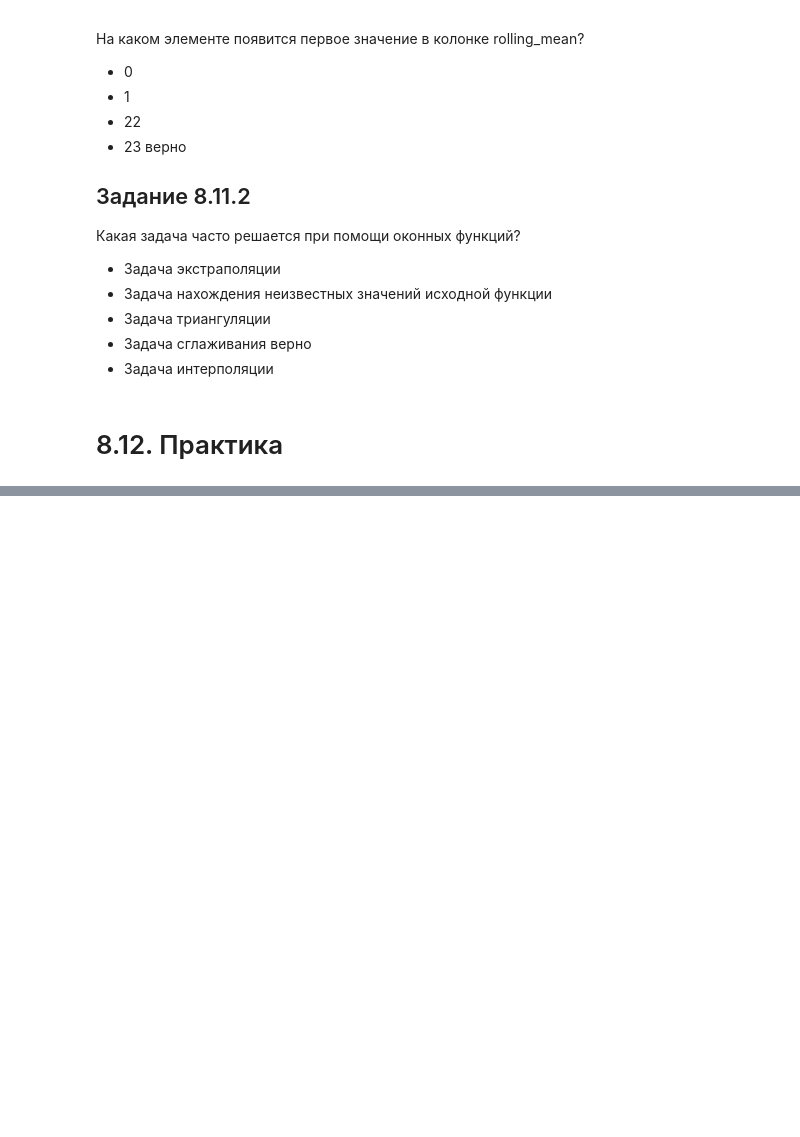
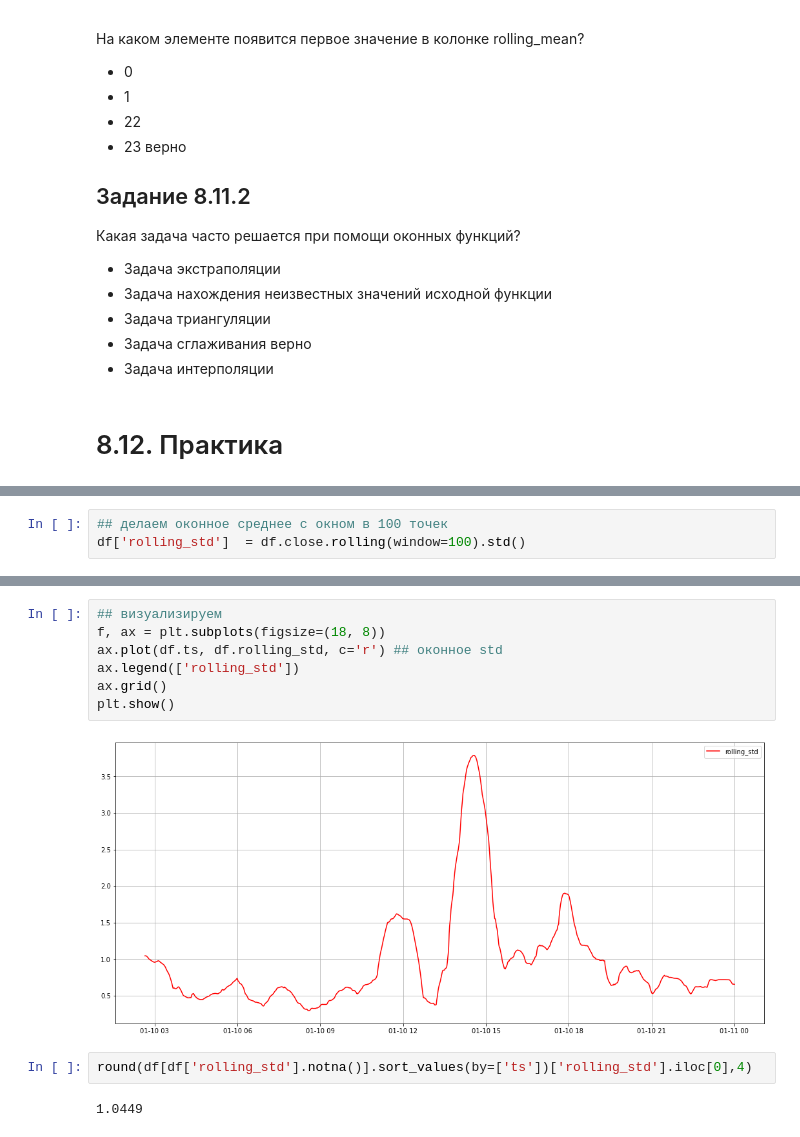
Before and after one commit to IvanRumyantsev/Skillfactory_DST_10, a Jupyter notebook: Юнит 7. Machine Learning в продакшн/ML-8. Временные ряды в машинном обучении/ML-8. Временные ряды в машинном обучении.ipynb, the cells around one changed output, grey strips where cells are left out. Cells and saved outputs as stored; diff of their text form; blank space fills up the shorter version.

```diff
--- a/Юнит 7. Machine Learning в продакшн/ML-8. Временные ряды в машинном обучении/ML-8. Временные ряды в машинном обучении.ipynb
+++ b/Юнит 7. Machine Learning в продакшн/ML-8. Временные ряды в машинном обучении/ML-8. Временные ряды в машинном обучении.ipynb
@@ -870,0 +937,3 @@ df['rolling_mean'] = df.value.rolling(window=23).apply(myMean)
+# %%
+## делаем оконное среднее с окном в 100 точек
+df['rolling_std']  = df.close.rolling(window=100).std()
@@ -870,0 +956,13 @@ df['rolling_mean'] = df.value.rolling(window=23).apply(myMean)
+# %%
+## визуализируем
+f, ax = plt.subplots(figsize=(18, 8))
+ax.plot(df.ts, df.rolling_std, c='r') ## оконное std
+ax.legend(['rolling_std'])
+ax.grid()
+plt.show()
+# %% [output]
+[figure, added]
+# %%
+round(df[df['rolling_std'].notna()].sort_values(by=['ts'])['rolling_std'].iloc[0],4)
+# %% [output]
+1.0449
```
Also changed, not shown: parts of 23 cells of this notebook.
